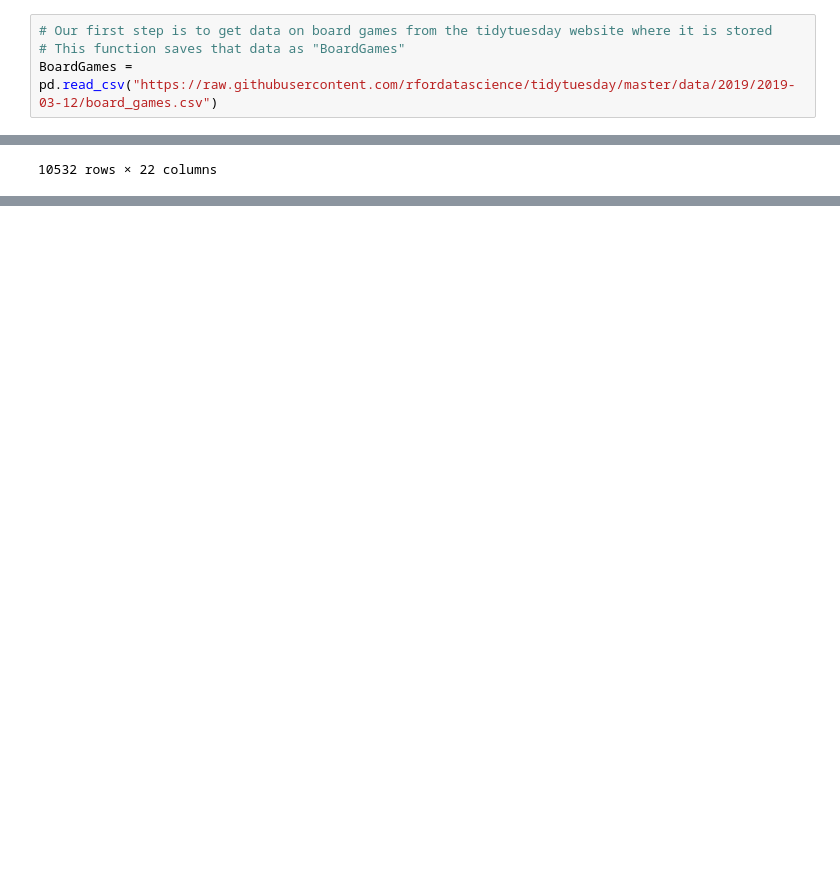
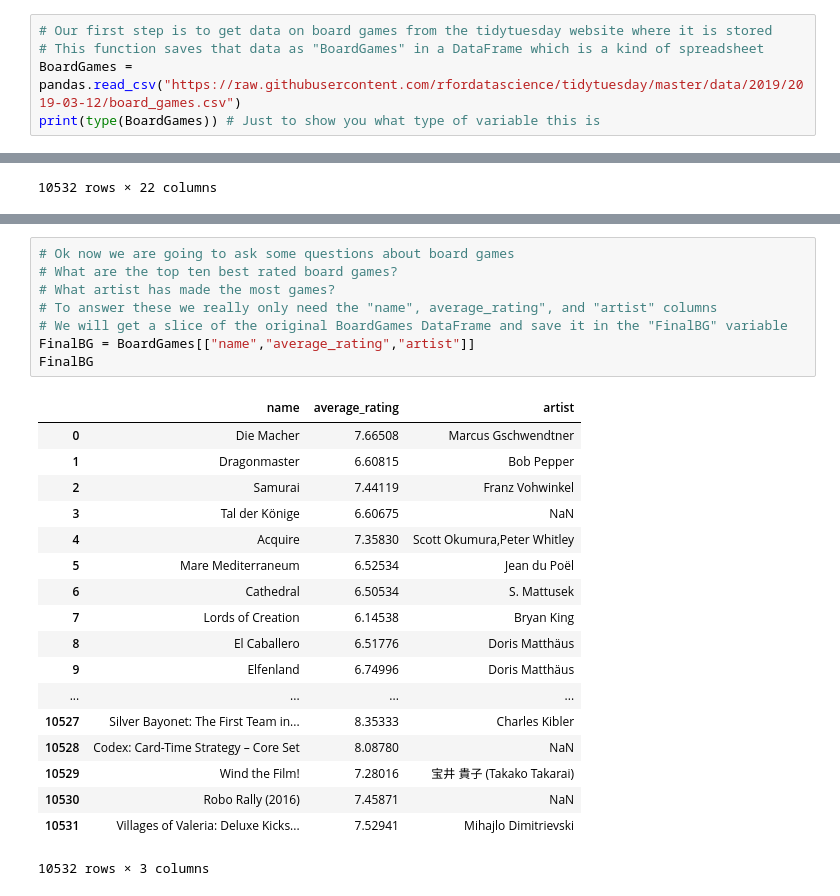
Before and after one commit to kessj/python-tutorial, a Jupyter notebook: notebooks/0_intro.ipynb, the cells around one changed output, grey strips where cells are left out. Saved outputs shown, nothing was run; the diff lists cells and outputs as text; blank space fills up the shorter version.

```diff
--- a/notebooks/0_intro.ipynb
+++ b/notebooks/0_intro.ipynb
@@ -28,5 +28,6 @@ FILE
     /home/jack/miniconda3/envs/pyjanitor-dev/lib/python3.7/site-packages/pandas/__init__.py
 # %%
 # Our first step is to get data on board games from the tidytuesday website where it is stored
-# This function saves that data as "BoardGames"
-BoardGames = pd.read_csv("https://raw.githubusercontent.com/rfordatascience/tidytuesday/master/data/2019/2019-03-12/board_games.csv")
+# This function saves that data as "BoardGames" in a DataFrame which is a kind of spreadsheet
+BoardGames = pandas.read_csv("https://raw.githubusercontent.com/rfordatascience/tidytuesday/master/data/2019/2019-03-12/board_games.csv")
+print(type(BoardGames)) # Just to show you what type of variable this is
@@ -56,0 +100,27 @@ BoardGames
+# %%
+# Ok now we are going to ask some questions about board games
+# What are the top ten best rated board games?
+# What artist has made the most games?
+# To answer these we really only need the "name", average_rating", and "artist" columns
+# We will get a slice of the original BoardGames DataFrame and save it in the "FinalBG" variable
+FinalBG = BoardGames[["name","average_rating","artist"]]
+FinalBG
+# %% [output]
+|  | name | average_rating | artist |
+| 0 | Die Macher | 7.66508 | Marcus Gschwendtner |
+| 1 | Dragonmaster | 6.60815 | Bob Pepper |
+| 2 | Samurai | 7.44119 | Franz Vohwinkel |
+| 3 | Tal der Könige | 6.60675 | NaN |
+| 4 | Acquire | 7.35830 | Scott Okumura,Peter Whitley |
+| 5 | Mare Mediterraneum | 6.52534 | Jean du Poël |
+| 6 | Cathedral | 6.50534 | S. Mattusek |
+| 7 | Lords of Creation | 6.14538 | Bryan King |
+| 8 | El Caballero | 6.51776 | Doris Matthäus |
+| 9 | Elfenland | 6.74996 | Doris Matthäus |
+| ... | ... | ... | ... |
+| 10527 | Silver Bayonet: The First Team in... | 8.35333 | Charles Kibler |
+| 10528 | Codex: Card-Time Strategy – Core Set | 8.08780 | NaN |
+| 10529 | Wind the Film! | 7.28016 | 宝井 貴子 (Takako Takarai) |
+| 10530 | Robo Rally (2016) | 7.45871 | NaN |
+| 10531 | Villages of Valeria: Deluxe Kicks... | 7.52941 | Mihajlo Dimitrievski |
+10532 rows × 3 columns
```
Also changed, not shown: parts of 9 cells of this notebook, 5 other files.
